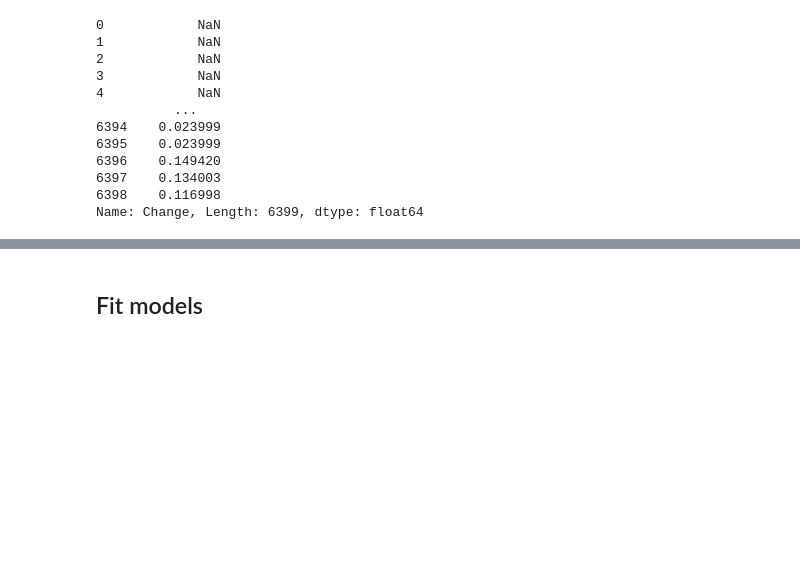
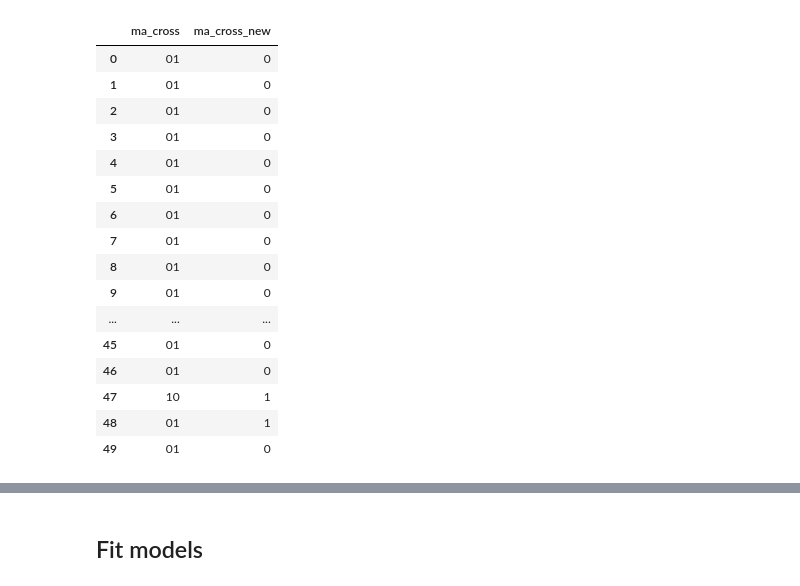
Before and after one commit to forksup/MMC_Research, a Jupyter notebook: Example_Notebooks/experiment_on_bitcoin_price.ipynb, the cells around one changed output, grey strips where cells are left out. Drawn from its saved outputs; the diff is of its cells as text; code cells hidden in the pictures; blank space fills up the shorter version.

```diff
--- a/Example_Notebooks/experiment_on_bitcoin_price.ipynb
+++ b/Example_Notebooks/experiment_on_bitcoin_price.ipynb
@@ -110,20 +85,39 @@ df['avg_loss'] = df['loss'].rolling(window=window_length, min_periods=window_len
-# %%
-df['ma_cross'] = [''.join([str(x) for _,x in sorted(zip([row['ma5'],row['ma8'],row['ma13']],[0,1,2]))]) for key,row in df.iterrows()]
-# %%
-df['Change'].rolling(window=5, min_periods=5).mean()
-# %% [output]
-0            NaN
-1            NaN
-2            NaN
-3            NaN
-4            NaN
-          ...
-6394    0.023999
-6395    0.023999
-6396    0.149420
-6397    0.134003
-6398    0.116998
-Name: Change, Length: 6399, dtype: float64
+# %%
+df['gain'] = df['Change'].clip(lower=0).round(2)
+df['loss'] = df['Change'].clip(upper=0).abs().round(2)
+df['gain'] = df['gain'].fillna(0)
+df['loss'] = df['loss'].fillna(0)
+
+window_length = 14
+df['avg_gain'] = df['gain'].rolling(window=window_length, min_periods=window_length).mean()
+df['avg_loss'] = df['loss'].rolling(window=window_length, min_periods=window_length).mean()
+
+df['ma_cross'] =\
+    ["".join([str(x) for _,x in sorted(zip([row['ma5'],row['ma8']],[0,1]))]) for key,row in df.iterrows()]
+
+#df['ma_cross'] = [''.join([str(x) for _,x in sorted(zip([row['ma5'],row['ma8'],row['ma13']],[0,1,2]))]) for key,row in df.iterrows()]
+
+df['ma_cross_new'] = [0] + [1 if df.iloc[i]['ma_cross'] != df.iloc[i-1]['ma_cross'] else 0 for i in range(1, len(df))]
+# %%
+df[['ma_cross', 'ma_cross_new']].head(50)
+# %% [output]
+|  | ma_cross | ma_cross_new |
+| 0 | 01 | 0 |
+| 1 | 01 | 0 |
+| 2 | 01 | 0 |
+| 3 | 01 | 0 |
+| 4 | 01 | 0 |
+| 5 | 01 | 0 |
+| 6 | 01 | 0 |
+| 7 | 01 | 0 |
+| 8 | 01 | 0 |
+| 9 | 01 | 0 |
+| ... | ... | ... |
+| 45 | 01 | 0 |
+| 46 | 01 | 0 |
+| 47 | 10 | 1 |
+| 48 | 01 | 1 |
+| 49 | 01 | 0 |
 # %%
 window_length = 14
 # Get WMS averages
```
Also changed, not shown: parts of 11 cells of this notebook, 7 other files.
